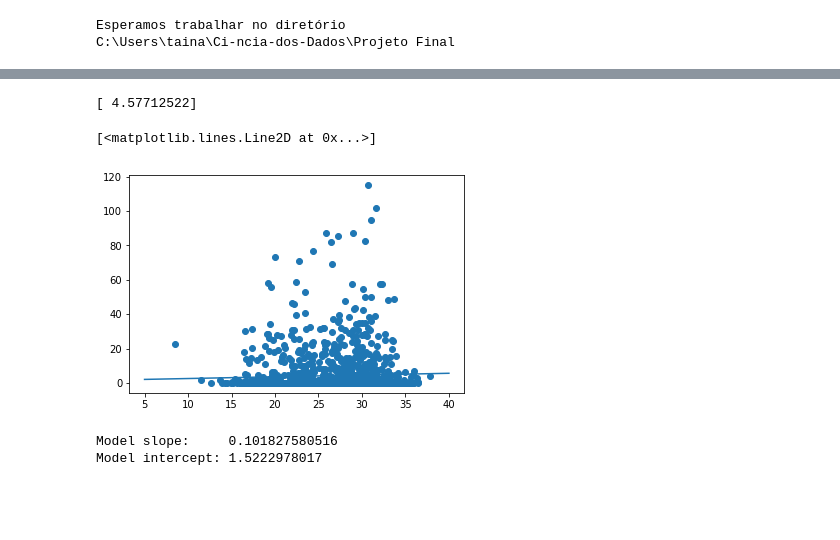
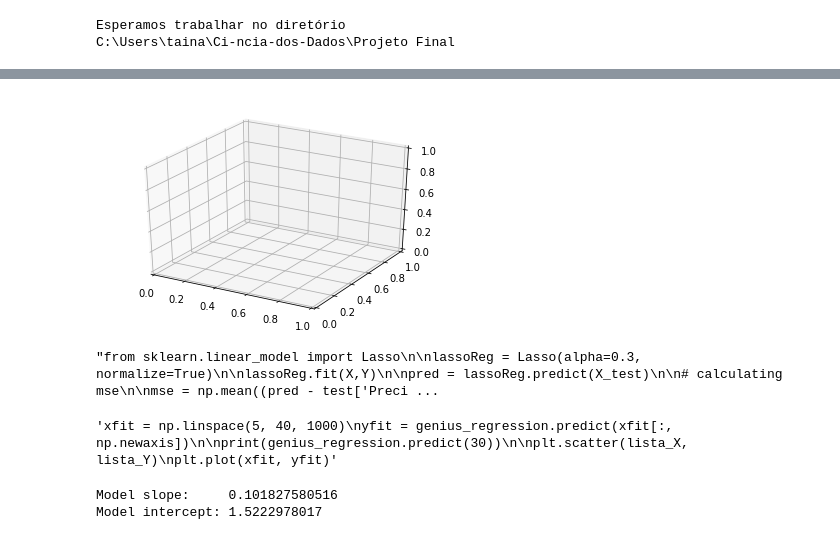
Before and after one commit to tainarasm/Ci-ncia-dos-Dados, a Jupyter notebook: Projeto Final/Projeto 3 - Ciência dos Dados.ipynb, the cells around one changed output, grey strips where cells are left out. Cells and saved outputs as stored; diff of their text form; code cells hidden in the pictures; blank space fills up the shorter version.

```diff
--- a/Projeto Final/Projeto 3 - Ciência dos Dados.ipynb
+++ b/Projeto Final/Projeto 3 - Ciência dos Dados.ipynb
@@ -125,0 +195,10 @@ OLS Regression Results
+# %%
+
+
+from mpl_toolkits.mplot3d import Axes3D
+fig = plt.figure()
+ax = fig.add_subplot(111, projection='3d')
+#Axes3D.scatter(x1,x2, Y_pred)
+#young box
+# %% [output]
+[figure, added]
@@ -126,23 +223,46 @@ OLS Regression Results
+# %%
+"""from sklearn.linear_model import Lasso
+
+lassoReg = Lasso(alpha=0.3, normalize=True)
+
+lassoReg.fit(X,Y)
+
+pred = lassoReg.predict(X_test)
+
+# calculating mse
+
+mse = np.mean((pred - test['Precipitação'])**2)
+
+#mse
+
+#1346205.82
+
+#lassoReg.score(x_cv,y_cv)
+
+#0.5720
+
+#pred
+mse"""
+# %% [output]
+"from sklearn.linear_model import Lasso\n\nlassoReg = Lasso(alpha=0.3, normalize=True)\n\nlassoReg.fit(X,Y)\n\npred = lassoReg.predict(X_test)\n\n# calculating mse\n\nmse = np.mean((pred - test['Preci ...
 # %%
 from sklearn.linear_model import LinearRegression
 
-lista_X = np.asarray(lista_X)
-lista_Y = np.asarray(lista_Y)
+X = np.asarray(X)
+Y = np.asarray(Y)
 
-genius_regression = LinearRegression()
-genius_regression.fit(lista_X.reshape(-1,1),lista_Y)
+#genius_regression = LinearRegression()
+#genius_regression.fit(X.reshape(-1,1),Y)
 
-xfit = np.linspace(5, 40, 1000)
+"""xfit = np.linspace(5, 40, 1000)
 yfit = genius_regression.predict(xfit[:, np.newaxis])
 
 print(genius_regression.predict(30))
 
 plt.scatter(lista_X, lista_Y)
-plt.plot(xfit, yfit)
+plt.plot(xfit, yfit)"""
 # %% [output]
-[ 4.57712522]
+'xfit = np.linspace(5, 40, 1000)\nyfit = genius_regression.predict(xfit[:, np.newaxis])\n\nprint(genius_regression.predict(30))\n\nplt.scatter(lista_X, lista_Y)\nplt.plot(xfit, yfit)'
-[<matplotlib.lines.Line2D at 0x...>]
-[figure, removed]
 # %%
 print("Model slope:    ", genius_regression.coef_[0])
 print("Model intercept:", genius_regression.intercept_)
```
Also changed, not shown: parts of 7 cells of this notebook.
